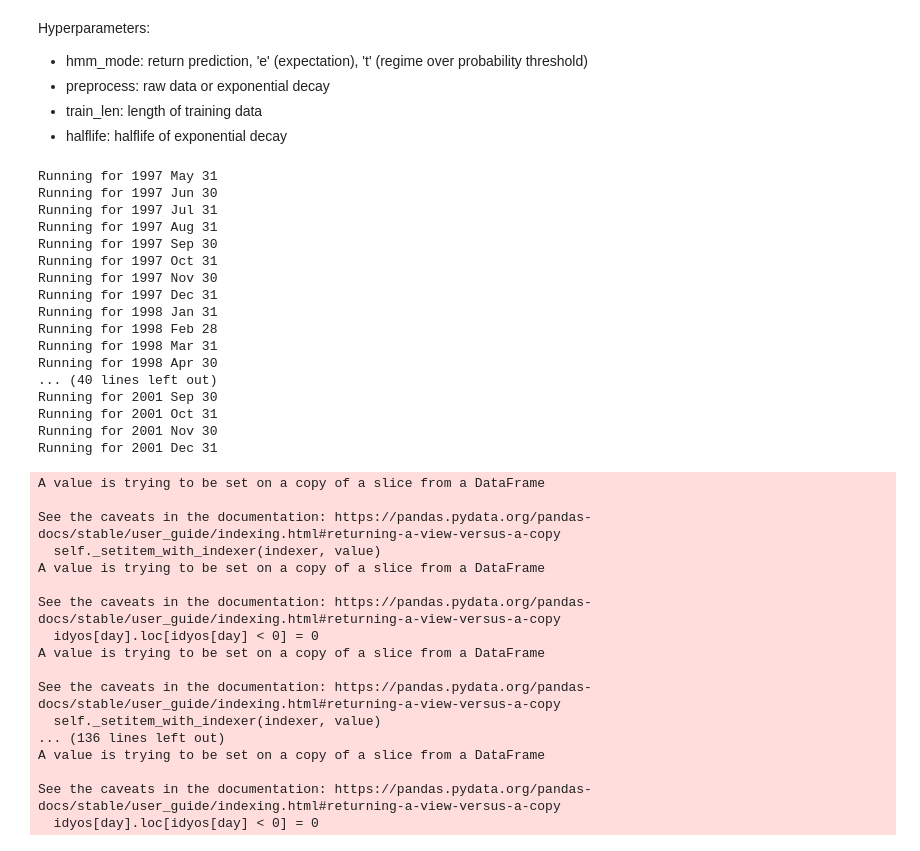
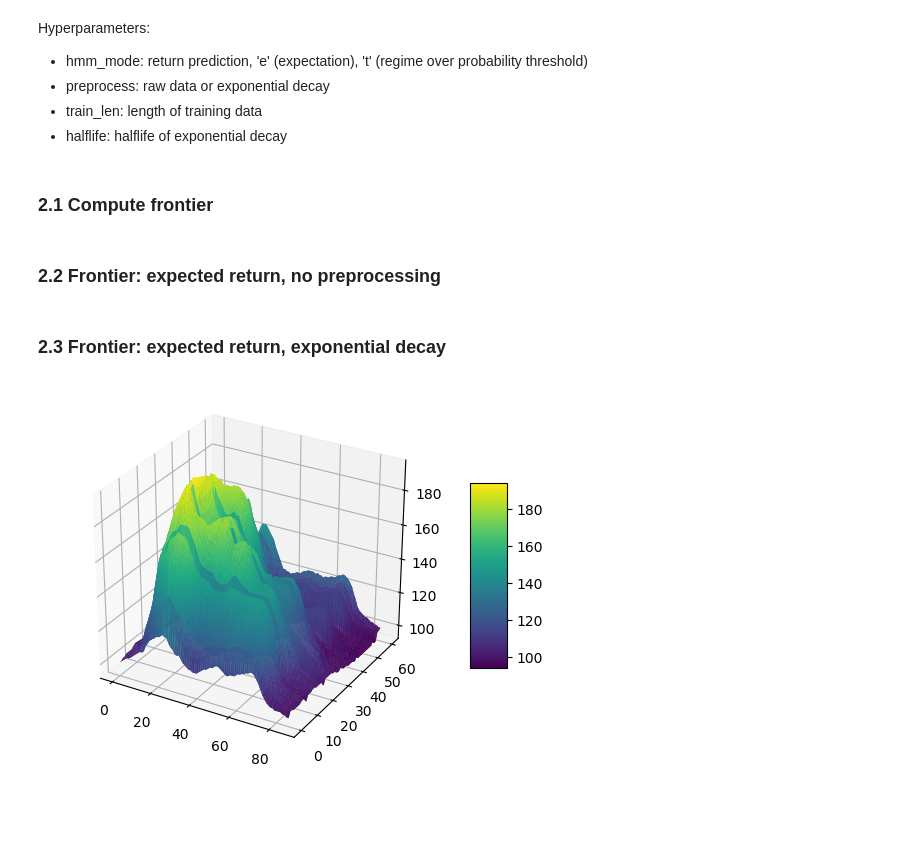
Before and after one commit to roprisor/alphamodel, a Jupyter notebook: examples/hmm_frontier.ipynb, the cells around one changed output. Saved outputs shown, nothing was run; the diff lists cells and outputs as text; code cells hidden in the pictures; blank space fills up the shorter version.

Commit message:
Add surface plots to HMM frontier

```diff
--- a/examples/hmm_frontier.ipynb
+++ b/examples/hmm_frontier.ipynb
@@ -34,7 +34,7 @@ config = {'name': 'bl_hmm_sim',
                'min_periods': 3,
                'hidden_states': 2,
                'train_len': 750,
-               'data_dir': '/Users/razvan/PyRepo/research_masc/data_store/sp100_ss/',
+               'data_dir': '/mnt/research_masc/data_store/hmm/',
                'returns':
                    {'sampling_freq': 'daily'},
                'covariance':
@@ -76,6 +76,8 @@ Hyperparameters:
 - preprocess: raw data or exponential decay
 - train_len: length of training data
 - halflife: halflife of exponential decay
+# %% [markdown]
+### 2.1 Compute frontier
 # %%
 logger = logging.getLogger()
 logger.setLevel(logging.ERROR)
@@ -90,6 +92,10 @@ for hmm_mode in ['e', 't']:
                 if (not preprocess and halflife > 65) or train_len < halflife:
                     continue
 
+                # New run key
+                key = hmm_mode + str(preprocess) + str(train_len) + str(halflife)
+                logging.warning('Running for hyperparams {}'.format(key))
+
                 # Set the parameters for the prediction
                 ss.cfg['train_len'] = train_len
                 ss.cfg['halflife'] = halflife
@@ -99,45 +105,11 @@ for hmm_mode in ['e', 't']:
                 ic = ss.prediction_quality(statistic='information_coefficient', print=False)
 
                 # Save down metrics together with parameters
-                key = hmm_mode + preprocess + str(train_len) + str(halflife)
                 ic_vs_params[key] = [hmm_mode, preprocess, train_len, ic.loc[5, 'mean'], ic.loc[5, 'std']]
 
-# Save down values in .csv
-ic_df = pd.DataFrame.from_dict(ic_vs_params, orient='index')
-ic_df.columns = ['hmm_mode', 'preprocess', 'train_len', 'ic_5d_mean', 'ic_5d_std']
-ic_df.to_csv(ss.cfg['data_dir'] + 'hmm_ic.csv', index=False)
+        # Save down values in .csv
+        ic_df = pd.DataFrame.from_dict(ic_vs_params, orient='index')
+        ic_df.columns = ['hmm_mode', 'preprocess', 'train_len', 'ic_5d_mean', 'ic_5d_std']
+        ic_df.to_csv(ss.cfg['data_dir'] + 'hmm_ic.csv', index=False)
-# %% [output]
-Running for 1997 May 31
-Running for 1997 Jun 30
-Running for 1997 Jul 31
-Running for 1997 Aug 31
-Running for 1997 Sep 30
-Running for 1997 Oct 31
-Running for 1997 Nov 30
-Running for 1997 Dec 31
-Running for 1998 Jan 31
-Running for 1998 Feb 28
-Running for 1998 Mar 31
-Running for 1998 Apr 30
-... (40 lines left out)
-Running for 2001 Sep 30
-Running for 2001 Oct 31
-Running for 2001 Nov 30
-Running for 2001 Dec 31
-A value is trying to be set on a copy of a slice from a DataFrame
-
-See the caveats in the documentation: https://pandas.pydata.org/pandas-docs/stable/user_guide/indexing.html#returning-a-view-versus-a-copy
-  self._setitem_with_indexer(indexer, value)
-A value is trying to be set on a copy of a slice from a DataFrame
-
-See the caveats in the documentation: https://pandas.pydata.org/pandas-docs/stable/user_guide/indexing.html#returning-a-view-versus-a-copy
-  idyos[day].loc[idyos[day] < 0] = 0
-A value is trying to be set on a copy of a slice from a DataFrame
-
-See the caveats in the documentation: https://pandas.pydata.org/pandas-docs/stable/user_guide/indexing.html#returning-a-view-versus-a-copy
-  self._setitem_with_indexer(indexer, value)
-... (136 lines left out)
-A value is trying to be set on a copy of a slice from a DataFrame
-
-See the caveats in the documentation: https://pandas.pydata.org/pandas-docs/stable/user_guide/indexing.html#returning-a-view-versus-a-copy
-  idyos[day].loc[idyos[day] < 0] = 0
+# %% [markdown]
+### 2.2 Frontier: expected return, no preprocessing
@@ -143,0 +135,18 @@ See the caveats in the documentation: https://pandas.pydata.org/pandas-docs/stab
+# %% [markdown]
+### 2.3 Frontier: expected return, exponential decay
+# %%
+# Get the data
+data = pd.read_csv(ss.cfg['data_dir'] + 'hmm_ic.csv')
+e_exp = data[data.loc[:, 'hmm_mode'] == 'e' & data.loc[:, 'preprocess'] == 'exponential']
+
+# Make the plot
+fig = plt.figure()
+ax = fig.gca(projection='3d')
+
+# Add a color bar which maps values to colors
+surf=ax.plot_trisurf(e_exp['train_len'], e_exp['halflife'], e_exp['ic_5d_mean'], cmap=plt.cm.viridis, linewidth=0.2)
+fig.colorbar(surf, shrink=0.5, aspect=5)
+plt.show()
+fig
+# %% [output]
+[figure, added]
```
Also changed, not shown: parts of 1 cell of this notebook.
